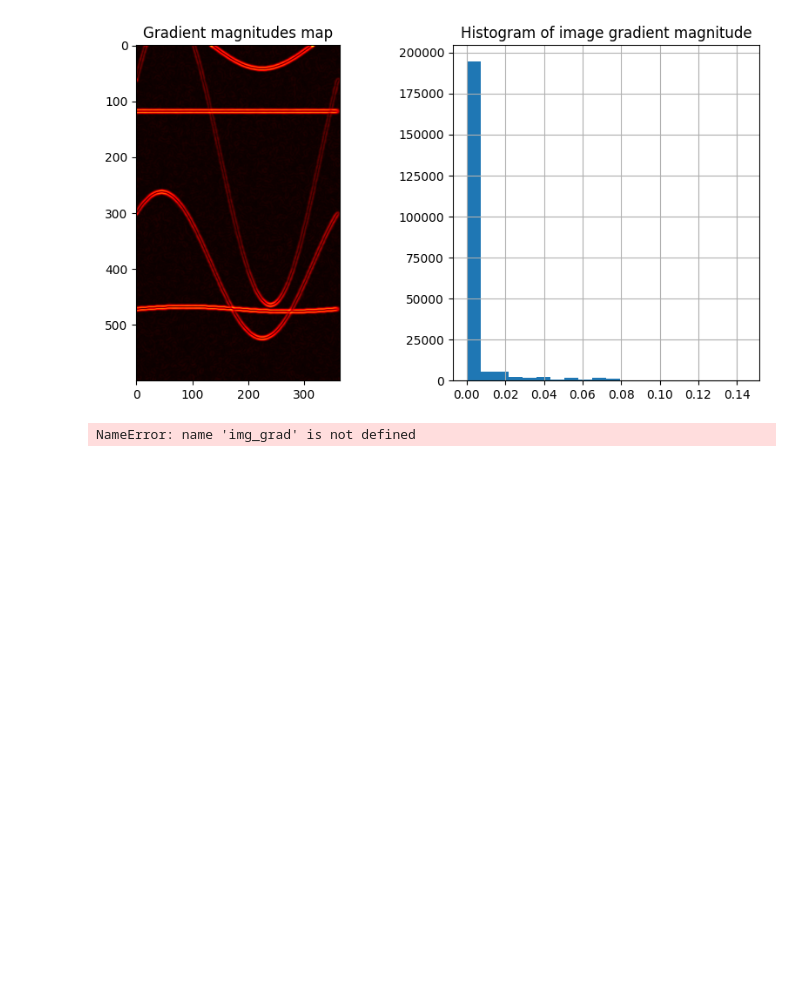
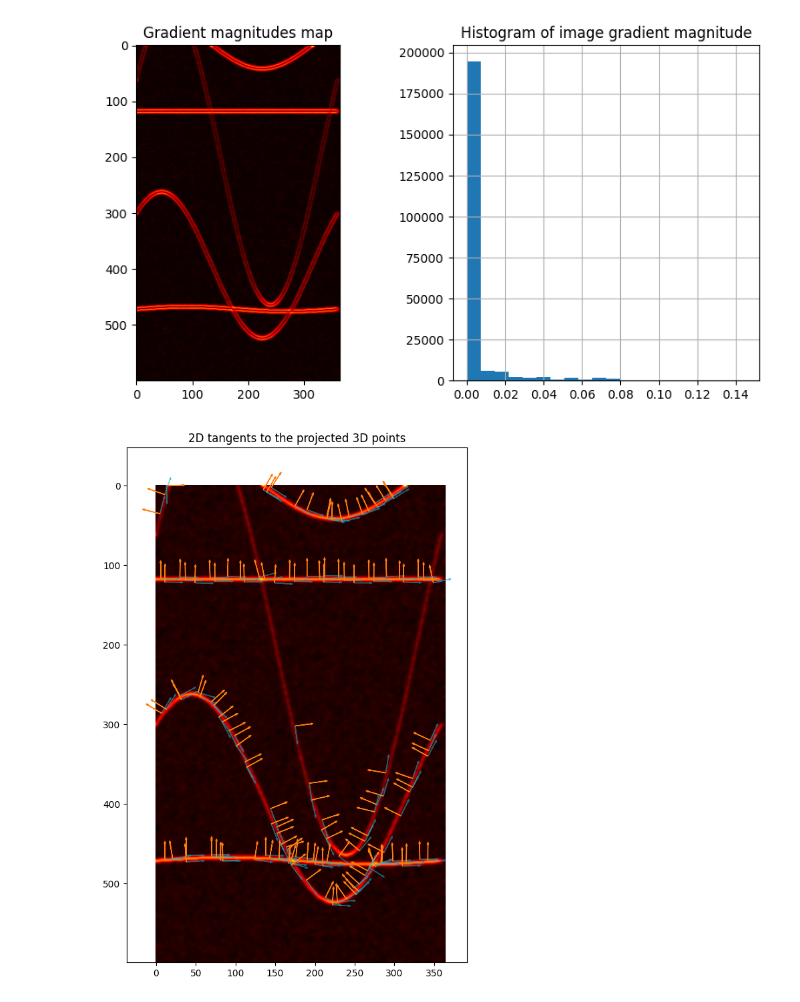
Before and after one commit to balthazarneveu/geosciences, a Jupyter notebook: TP_4/planes_synthesis.ipynb, the cells around one changed output. Saved outputs shown, nothing was run; the diff lists cells and outputs as text; code cells hidden in the pictures; blank space fills up the shorter version.

Commit message:
#4 TP-4 visualize tangeant

```diff
--- a/TP_4/planes_synthesis.ipynb
+++ b/TP_4/planes_synthesis.ipynb
@@ -68,17 +69,12 @@ img_grad =filters.sobel(img)
 show_gradients_magnitudes(img_grad)
 # %% [output]
 [figure]
-# %%
-img_grad_v  = filters.sobel_h(img) # find the horizontal edges  =vertical gradient
-img_grad_h  = filters.sobel_v(img) # find the vertical edges = horizontal gradient
-high_amplitude = (img_grad > 0.02)
-img_grad_h[~high_amplitude] = np.NaN
-img_grad_v[~high_amplitude] = np.NaN
-img_grad_h*= -np.sign(img_grad_v)
-img_grad_v*= -np.sign(img_grad_v)
-# PREPARE GRADIENTS
-# %% [output]
-NameError: name 'img_grad' is not defined
+# %%
+img_grad_h, img_grad_v, img_grad, coords = extract_2d_gradients_from_image(img)
+# %%
+plot_tangents_and_gradients_field(coords, img_grad_h, img_grad_v, img)
+# %% [output]
+[figure, added]
 # %%
 plt.figure(figsize=(10, 10))
 plt.imshow(img, cmap="hot")
```
Also changed, not shown: parts of 2 cells of this notebook, 2 other files.
